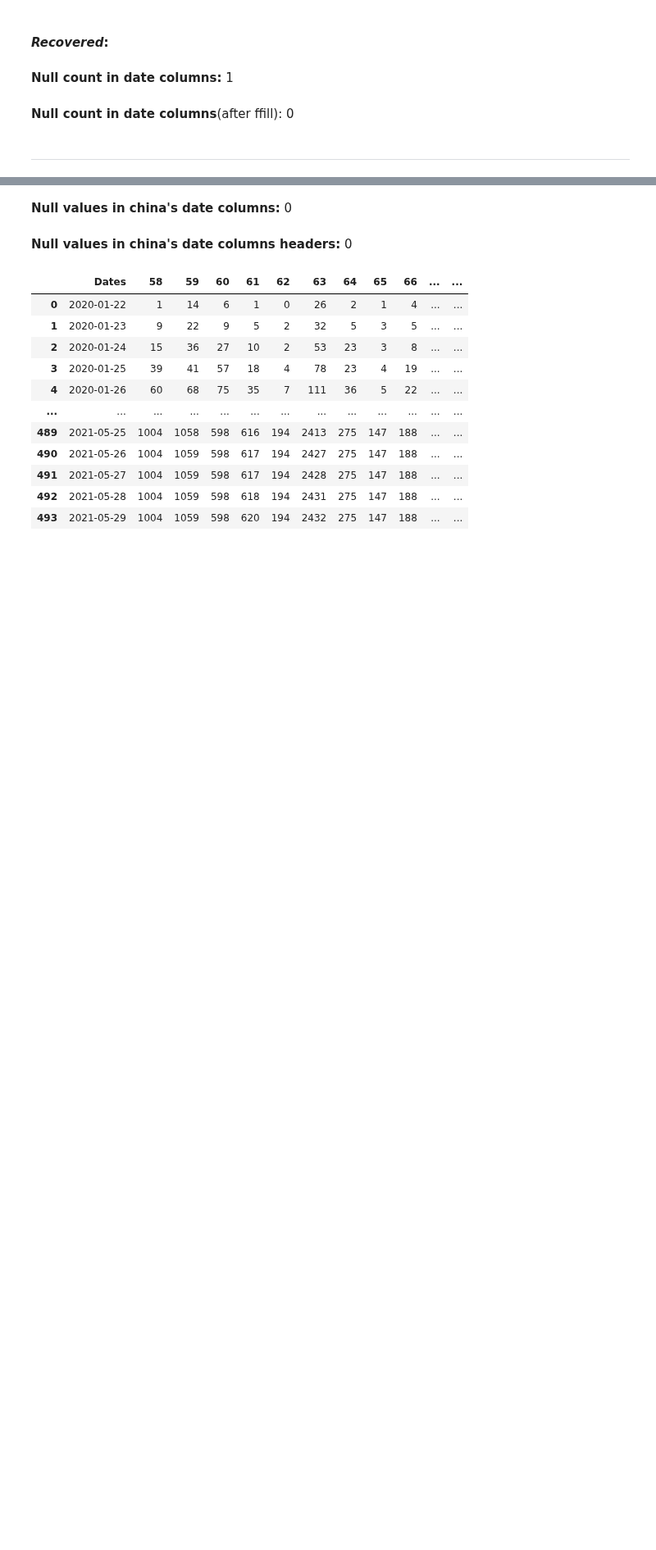
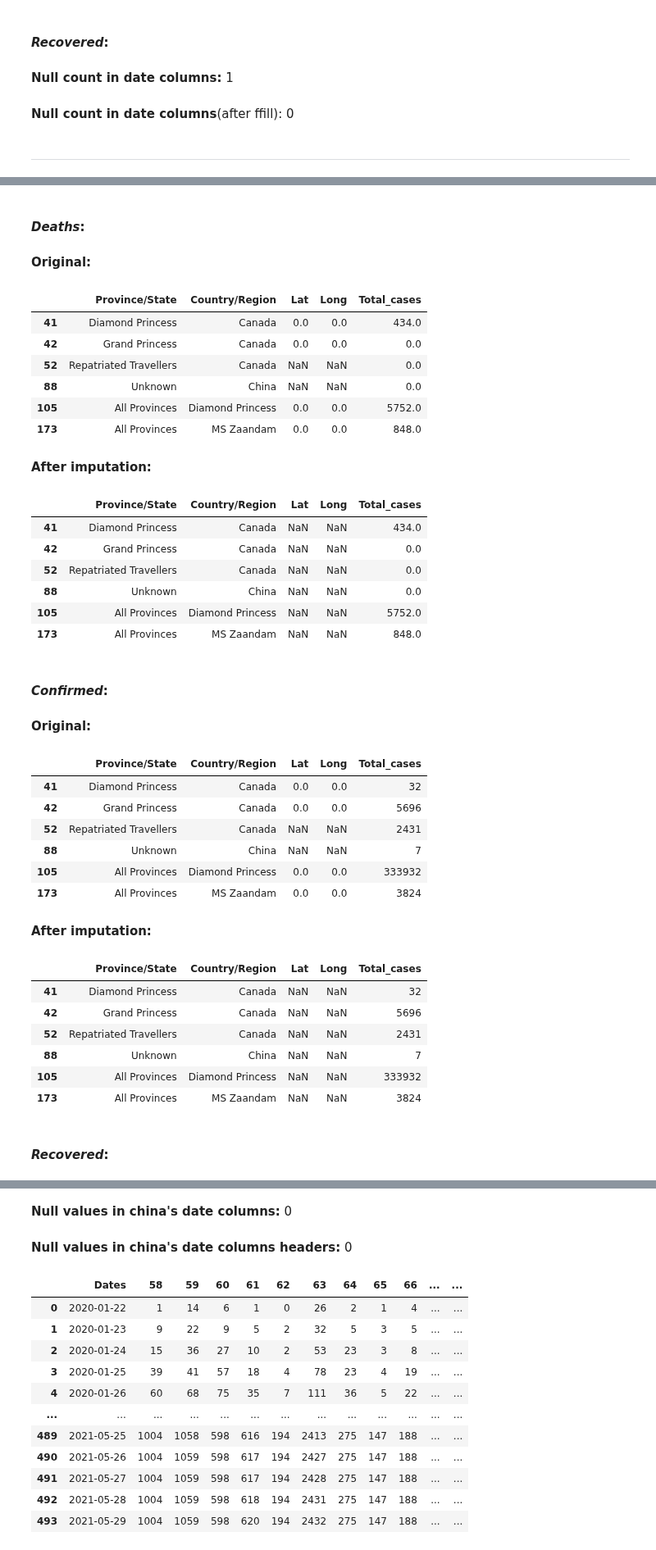
Before and after one commit to chetanchandel31/da-covid19, a Jupyter notebook: notebooks/01_covid_19_analysis.ipynb, the cells around one changed output, grey strips where cells are left out. Shown at 82% size. Cells and saved outputs as stored; diff of their text form; code cells hidden in the pictures; blank space fills up the shorter version.

Commit message:
impute lat and long cols

```diff
--- a/notebooks/01_covid_19_analysis.ipynb
+++ b/notebooks/01_covid_19_analysis.ipynb
@@ -323,0 +328,53 @@ for name, df in [("Deaths", df_deaths), ("Confirmed", df_confirmed), ("Recovered
+# %%
+for name, df in [("Deaths", df_deaths), ("Confirmed", df_confirmed), ("Recovered", df_recovered)]:
+  display(Markdown(f"#### ***{name}***:"))
+  display(Markdown(f"**Original:**"))
+  has_missing_coordinates = df["Lat"].isna() | df["Long"].isna() | (df["Lat"] == 0) | (df["Long"] == 0)
+
+  df_missing_coordinate_rows = df[has_missing_coordinates].copy()
+  df_missing_coordinate_rows["Total_cases"] = df_missing_coordinate_rows.iloc[:, 4:].sum(axis=1)
+  display(df_missing_coordinate_rows[["Province/State", "Country/Region", "Lat", "Long", "Total_cases"]])
+
+  display(Markdown(f"**After imputation:**"))
+  has_invalid_coordinates = (df["Lat"] == 0) | (df["Long"] == 0)
+  df.loc[has_invalid_coordinates, ["Lat", "Long"]] = [None, None]
+
+  df_missing_coordinate_rows = df[has_missing_coordinates].copy()
+  df_missing_coordinate_rows["Total_cases"] = df_missing_coordinate_rows.iloc[:, 4:].sum(axis=1)
+  display(df_missing_coordinate_rows[["Province/State", "Country/Region", "Lat", "Long", "Total_cases"]])
+# %% [output]
+#### ***Deaths***:
+**Original:**
+|  | Province/State | Country/Region | Lat | Long | Total_cases |
+| 41 | Diamond Princess | Canada | 0.0 | 0.0 | 434.0 |
+| 42 | Grand Princess | Canada | 0.0 | 0.0 | 0.0 |
+| 52 | Repatriated Travellers | Canada | NaN | NaN | 0.0 |
+| 88 | Unknown | China | NaN | NaN | 0.0 |
+| 105 | All Provinces | Diamond Princess | 0.0 | 0.0 | 5752.0 |
+| 173 | All Provinces | MS Zaandam | 0.0 | 0.0 | 848.0 |
+**After imputation:**
+|  | Province/State | Country/Region | Lat | Long | Total_cases |
+| 41 | Diamond Princess | Canada | NaN | NaN | 434.0 |
+| 42 | Grand Princess | Canada | NaN | NaN | 0.0 |
+| 52 | Repatriated Travellers | Canada | NaN | NaN | 0.0 |
+| 88 | Unknown | China | NaN | NaN | 0.0 |
+| 105 | All Provinces | Diamond Princess | NaN | NaN | 5752.0 |
+| 173 | All Provinces | MS Zaandam | NaN | NaN | 848.0 |
+#### ***Confirmed***:
+**Original:**
+|  | Province/State | Country/Region | Lat | Long | Total_cases |
+| 41 | Diamond Princess | Canada | 0.0 | 0.0 | 32 |
+| 42 | Grand Princess | Canada | 0.0 | 0.0 | 5696 |
+| 52 | Repatriated Travellers | Canada | NaN | NaN | 2431 |
+| 88 | Unknown | China | NaN | NaN | 7 |
+| 105 | All Provinces | Diamond Princess | 0.0 | 0.0 | 333932 |
+| 173 | All Provinces | MS Zaandam | 0.0 | 0.0 | 3824 |
+**After imputation:**
+|  | Province/State | Country/Region | Lat | Long | Total_cases |
+| 41 | Diamond Princess | Canada | NaN | NaN | 32 |
+| 42 | Grand Princess | Canada | NaN | NaN | 5696 |
+| 52 | Repatriated Travellers | Canada | NaN | NaN | 2431 |
+| 88 | Unknown | China | NaN | NaN | 7 |
+| 105 | All Provinces | Diamond Princess | NaN | NaN | 333932 |
+| 173 | All Provinces | MS Zaandam | NaN | NaN | 3824 |
+#### ***Recovered***:
```
Also changed, not shown: parts of 4 cells of this notebook.
